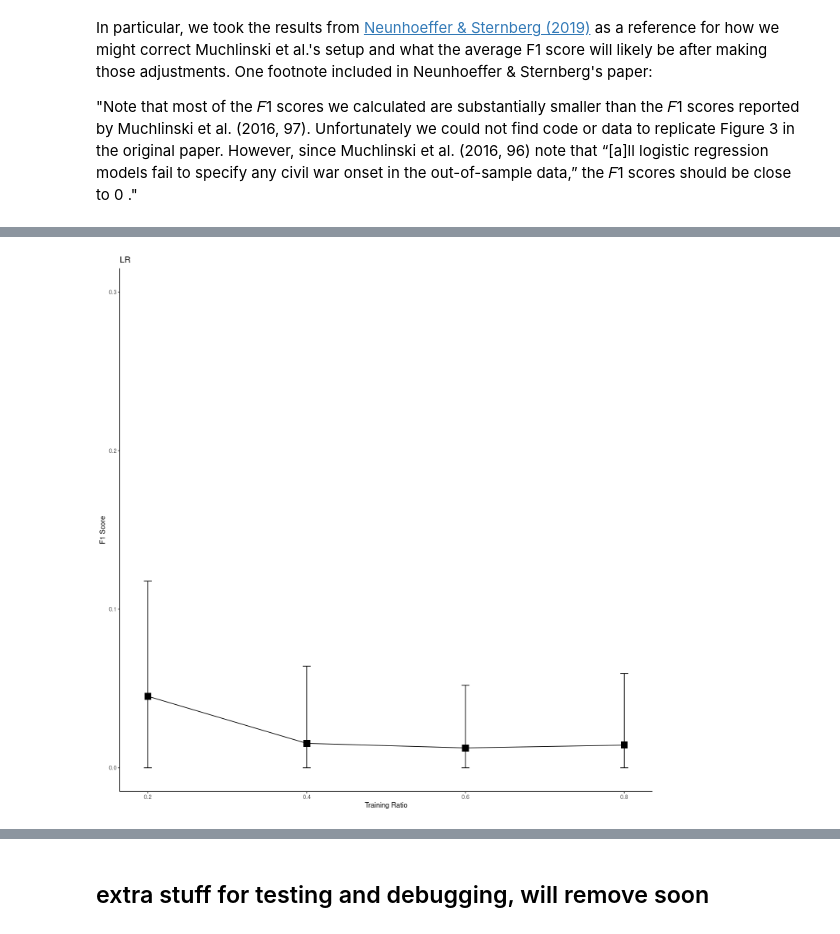
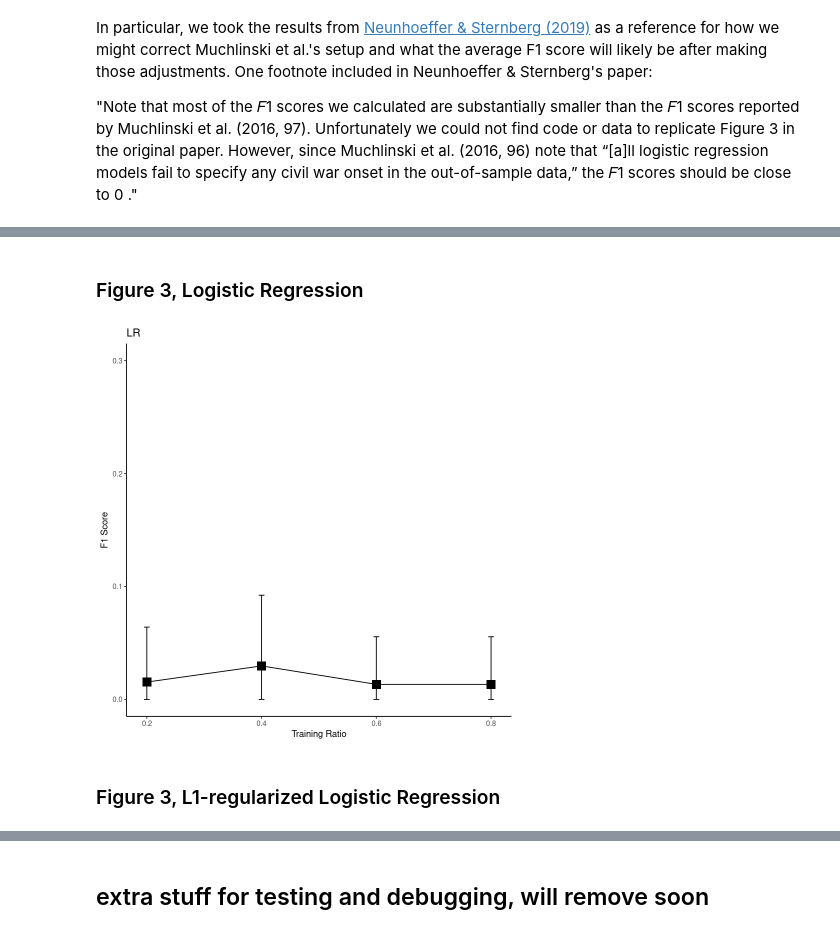
Before and after one commit to kathyxchen/597_assignment2, a Jupyter notebook: part1_reproducibility.ipynb, the cells around one changed output, grey strips where cells are left out. Cells and saved outputs as stored; diff of their text form; code cells hidden in the pictures.

```diff
--- a/part1_reproducibility.ipynb
+++ b/part1_reproducibility.ipynb
@@ -528,11 +595,6 @@ folds[training_df[,1]=="war"] <-
                                               sum(training_df[,1]=="war"))]
 # %%
 prop <- list(0.2, 0.4, 0.6, 0.8)
-tc.lr <- trainControl(
-            method="cv",
-            number=10,
-            summaryFunction=twoClassSummary,
-            classProb=T, savePredictions=T)
 tc.rf <- trainControl(
             method="none",
             summaryFunction=twoClassSummary,
@@ -550,37 +612,40 @@ for(p in prop) {
         fold <- which(folds == k)
 
         tsamples <- sample(nrow(training_df[-fold,]), n_samples)
-        cv_training <- training_df[-fold,][tsamples,]
+        cv_train <- training_df[-fold,][tsamples,]
         cv_test <- training_df[fold,]
 
         rf_cv <- train(
             as.factor(warstds)~.,
             method="rf",
             metric="ROC",
-            sampsize=c(sum(cv_training[,1]=="war"),
-                       sum(cv_training[,1]=="war")),
-            importance=T,
-            proximity=F,
-            ntree=1000,
-            trControl=tc.rf,
-            data=cv_training)
+            # note the update to `sampsize` to balance the war and peace samples,
+            # this is an adjustment made in Neunhoeffer & Sternberg (2019)
+            sampsize=c(sum(cv_train[,1]=="war"),
+                       sum(cv_train[,1]=="war")),
+            importance=T, proximity=F, ntree=1000,
+            trControl=tc.rf, data=cv_train)
         rf_F1 <- c(rf_F1, compute_F1(rf_cv, cv_test))
 
+        # we chose the Hegre and Sambanis (2006) logreg model, but results are
+        # similar for the other logreg models cited in the paper
         lr_cv <- train(
             warstds~lpopns+ln_gdpen+inst3+parreg+geo34+proxregc+gdpgrowth+anoc
                +partfree+nat_war+lmtnest+decade1+pol4sq+nwstate+regd4_alt+etdo4590+milper
                +geo1+tnatwar+presi,
             metric="ROC", method="glm", family="binomial",
-            trControl=tc.lr, data=cv_training)
+            trControl=tc, data=cv_train)
         lr_F1 <- c(lr_F1, compute_F1(lr_cv, cv_test))
 
         l1_lr_cv <- train(
             warstds~lpopns+ln_gdpen+inst3+parreg+geo34+proxregc+gdpgrowth+anoc
                +partfree+nat_war+lmtnest+decade1+pol4sq+nwstate+regd4_alt+etdo4590+milper
                +geo1+tnatwar+presi,
-            metric="ROC", method="regLogistic", loss="L1",
-            trControl=tc.lr,
-            data=cv_training)
+            metric="ROC",
+            method="regLogistic",
+            tuneGrid=expand.grid(loss='L1', epsilon=c(0.001, 0.01, 0.1), cost=c(0.5, 1.0, 2.0)),
+            trControl=tc,
+            data=cv_train)
         l1_lr_F1 <- c(l1_lr_F1, compute_F1(l1_lr_cv, cv_test))
     }
     print(mean(rf_F1, na.rm = T))
@@ -695,10 +730,8 @@ A data.frame: 40 × 3
 # %%
-agg_df <- aggregate(x=f1_df$F1, by=list(f1_df$Training_prop, f1_df$Model),
-          FUN=mean)
-agg_df_std <- aggregate(x=f1_df$F1, by=list(f1_df$Training_prop, f1_df$Model),
-          FUN=sd)
-agg_df$sd <- agg_df_std$x
-agg_df
+summary_df <- aggregate(x=f1_df$F1, by=list(f1_df$Training_prop, f1_df$Model), FUN=mean)
+std_data <- aggregate(x=f1_df$F1, by=list(f1_df$Training_prop, f1_df$Model), FUN=sd)
+summary_df$sd <- std_data$x
+summary_df
 # %% [output]
 A data.frame: 12 × 4
 | Group.1 | Group.2 | x | sd |
@@ -751,14 +765,17 @@ p + labs(title="Random Forest", x="Training Ratio", y = "F1 Score") +
+# %% [markdown]
+### Figure 3, Logistic Regression
 # %%
-test_df <- agg_df[agg_df$Group.2 == 'Logreg',]
-p <- ggplot(test_df, aes(x=Group.1, y=x)) + #, group=supp, color=supp)) +
+p <- ggplot(summary_df[summary_df$Group.2 == 'Logreg',], aes(x=Group.1, y=x)) + #, group=supp, color=supp)) +
   geom_line() +
   geom_point(shape=15, size=3, stroke=3)+
   geom_errorbar(aes(ymin=max(0, x-sd), ymax=x+sd), width=.01,
                  position=position_dodge(0.05))
 p + labs(title="LR", x="Training Ratio", y = "F1 Score") +
     ylim(0, 0.3) +
     theme_classic() +
     scale_color_manual(values=c('#999999','#E69F00'))
 # %% [output]
-[figure, old version]
+[figure, new version]
+# %% [markdown]
+### Figure 3, L1-regularized Logistic Regression
 # %%
```
Also changed, not shown: parts of 31 cells of this notebook.
